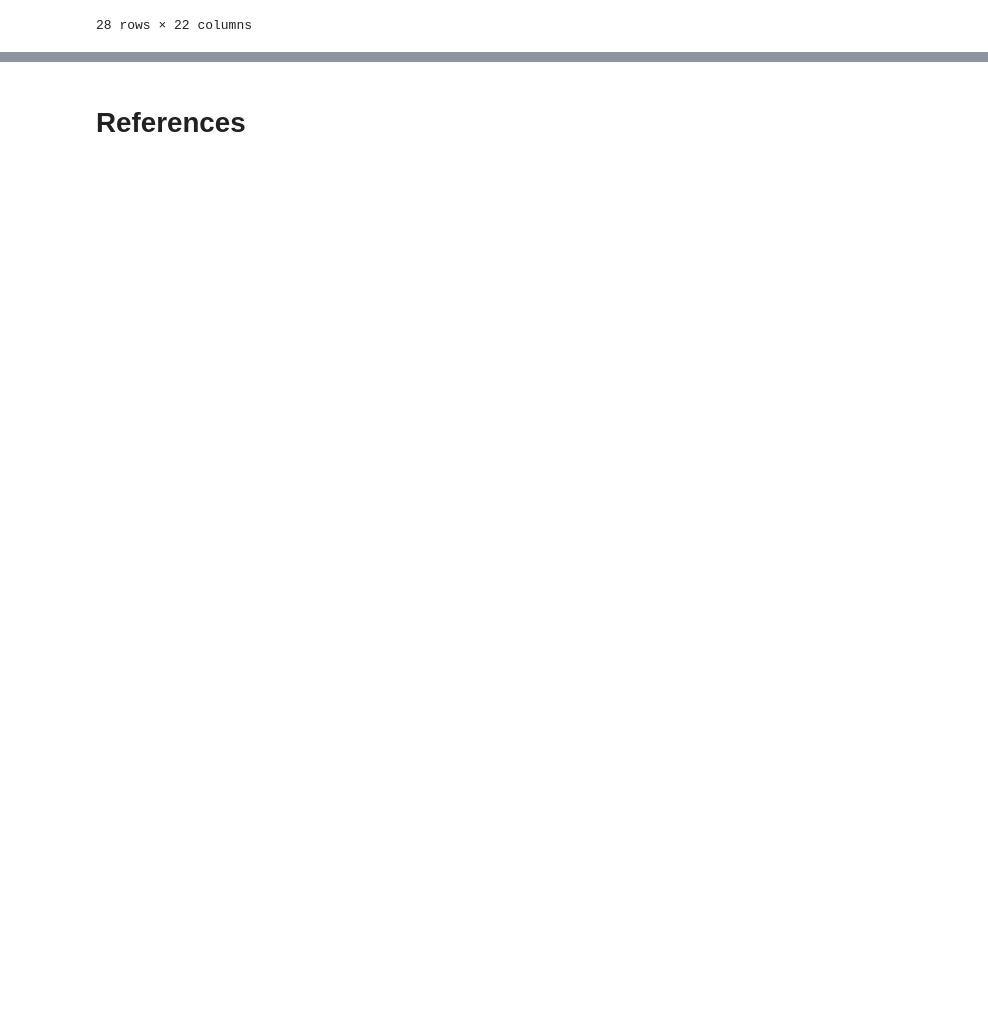
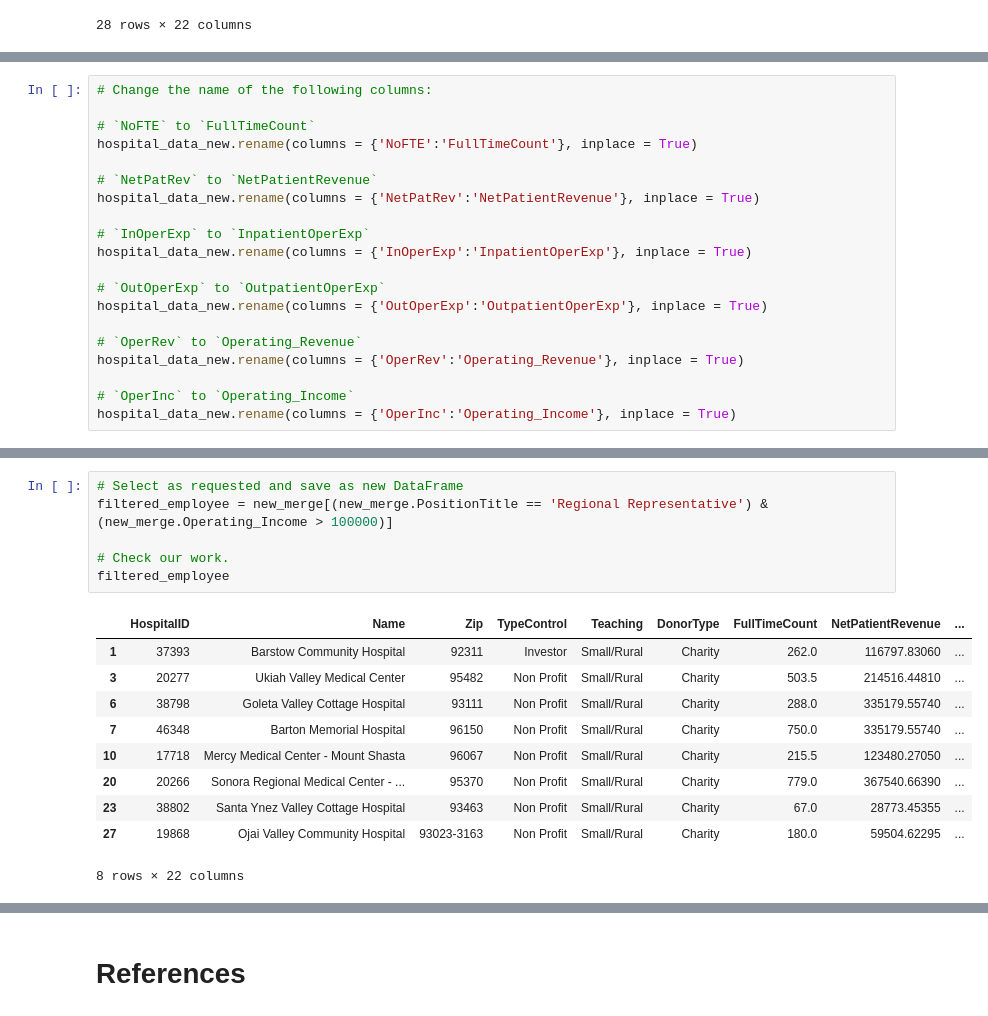
Before and after one commit to TheUltimateFishstick/week7labs, a Jupyter notebook: 07_Independent_Lab_Morgan.ipynb, the cells around one changed output, grey strips where cells are left out. Cells and saved outputs as stored; diff of their text form; blank space fills up the shorter version.

```diff
--- a/07_Independent_Lab_Morgan.ipynb
+++ b/07_Independent_Lab_Morgan.ipynb
@@ -206,0 +198,20 @@ Change the name of the following columns:
+# %%
+# Change the name of the following columns:
+
+# `NoFTE` to `FullTimeCount`
+hospital_data_new.rename(columns = {'NoFTE':'FullTimeCount'}, inplace = True)
+
+# `NetPatRev` to `NetPatientRevenue`
+hospital_data_new.rename(columns = {'NetPatRev':'NetPatientRevenue'}, inplace = True)
+
+# `InOperExp` to `InpatientOperExp`
+hospital_data_new.rename(columns = {'InOperExp':'InpatientOperExp'}, inplace = True)
+
+# `OutOperExp` to `OutpatientOperExp`
+hospital_data_new.rename(columns = {'OutOperExp':'OutpatientOperExp'}, inplace = True)
+
+# `OperRev` to `Operating_Revenue`
+hospital_data_new.rename(columns = {'OperRev':'Operating_Revenue'}, inplace = True)
+
+# `OperInc` to `Operating_Income`
+hospital_data_new.rename(columns = {'OperInc':'Operating_Income'}, inplace = True)
@@ -206,0 +307,17 @@ Change the name of the following columns:
+# %%
+# Select as requested and save as new DataFrame
+filtered_employee = new_merge[(new_merge.PositionTitle == 'Regional Representative') & (new_merge.Operating_Income > 100000)]
+
+# Check our work.
+filtered_employee
+# %% [output]
+|  | HospitalID | Name | Zip | TypeControl | Teaching | DonorType | FullTimeCount | NetPatientRevenue | ... |
+| 1 | 37393 | Barstow Community Hospital | 92311 | Investor | Small/Rural | Charity | 262.0 | 116797.83060 | ... |
+| 3 | 20277 | Ukiah Valley Medical Center | 95482 | Non Profit | Small/Rural | Charity | 503.5 | 214516.44810 | ... |
+| 6 | 38798 | Goleta Valley Cottage Hospital | 93111 | Non Profit | Small/Rural | Charity | 288.0 | 335179.55740 | ... |
+| 7 | 46348 | Barton Memorial Hospital | 96150 | Non Profit | Small/Rural | Charity | 750.0 | 335179.55740 | ... |
+| 10 | 17718 | Mercy Medical Center - Mount Shasta | 96067 | Non Profit | Small/Rural | Charity | 215.5 | 123480.27050 | ... |
+| 20 | 20266 | Sonora Regional Medical Center - ... | 95370 | Non Profit | Small/Rural | Charity | 779.0 | 367540.66390 | ... |
+| 23 | 38802 | Santa Ynez Valley Cottage Hospital | 93463 | Non Profit | Small/Rural | Charity | 67.0 | 28773.45355 | ... |
+| 27 | 19868 | Ojai Valley Community Hospital | 93023-3163 | Non Profit | Small/Rural | Charity | 180.0 | 59504.62295 | ... |
+8 rows × 22 columns
```
Also changed, not shown: parts of 14 cells of this notebook, 1 other file.
